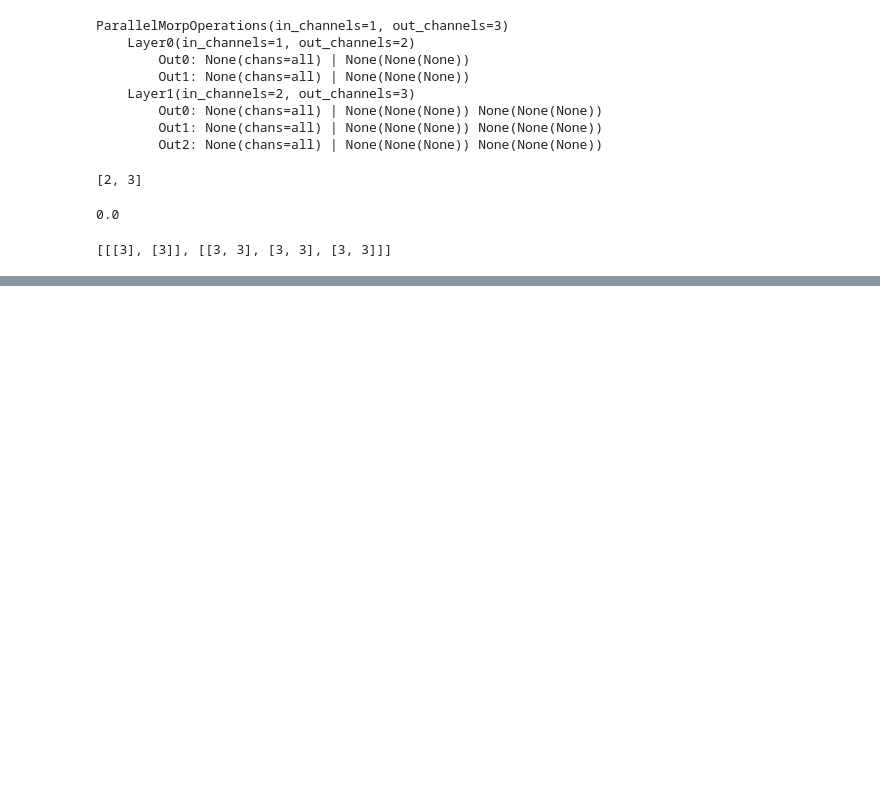
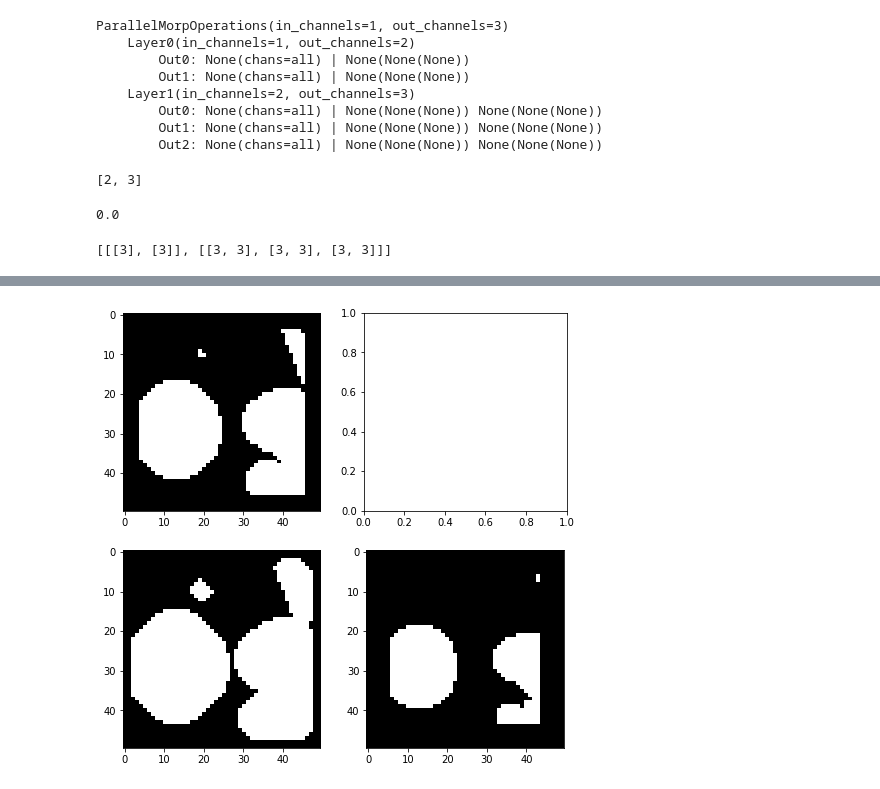
Before and after one commit to TheodoreAouad/3d_segm, a Jupyter notebook: Notebooks/DeepMorphoLUI.ipynb, the cells around one changed output, grey strips where cells are left out. Saved outputs shown, nothing was run; the diff lists cells and outputs as text; code cells hidden in the pictures; blank space fills up the shorter version.

```diff
--- a/Notebooks/DeepMorphoLUI.ipynb
+++ b/Notebooks/DeepMorphoLUI.ipynb
@@ -456,0 +528,30 @@ morp1.selem_args
+# %%
+reload_modules()
+
+dataset = mrd.InputOutputGeneratorDataset(
+    random_gen_fn=gfo3.get_random_diskorect_channels,
+    random_gen_args={"size": (50, 50, 1), "n_shapes": 10, "p_invert": 0, "noise_proba": 0,
+                    "n_holes": 0, "max_shape": (30, 30)},
+    morp_operation=mo.ParallelMorpOperations(
+        operations=[
+            [
+                [('dilation', ('disk', 2)), 'union'],
+                [('erosion', ('scross', 5)), 'union'],
+#                 [('dilation', ('scross', 3)), ('dilation', ('disk', 0)), 'union'],
+            ]
+        ]
+    )
+)
+# %%
+img, target = dataset[0]
+
+ncols = max(img.shape[0], target.shape[0])
+fig, axs = plt.subplots(2, ncols, figsize=(4*ncols, 4*2))
+
+for chan in range(img.shape[0]):
+    axs[0, chan].imshow(img[chan], cmap='gray')
+
+for chan in range(target.shape[0]):
+    axs[1, chan].imshow(target[chan], cmap='gray')
+# %% [output]
+[figure, added]
```
Also changed, not shown: parts of 22 cells of this notebook, 5 other files.
